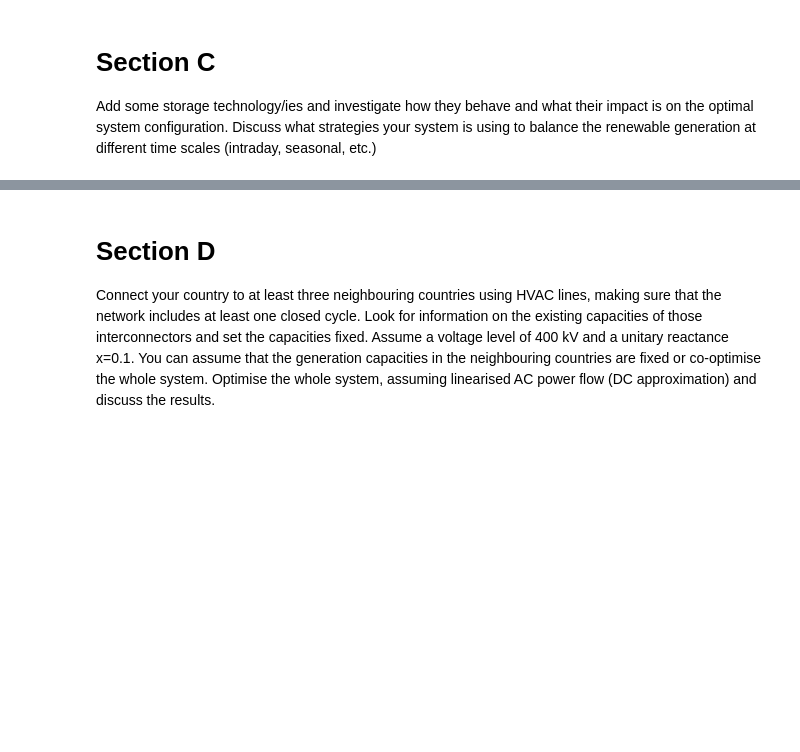
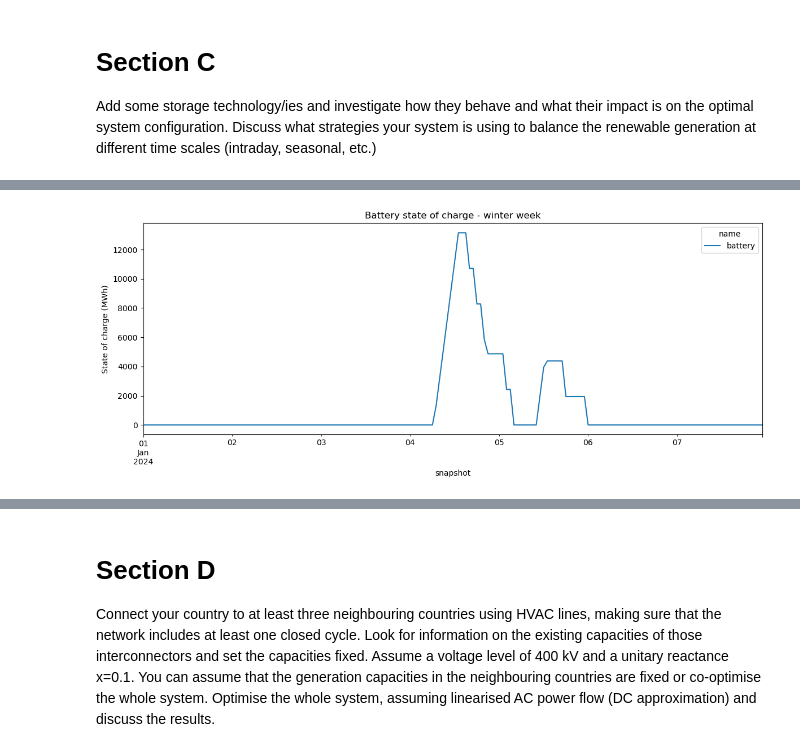
Before and after one commit to fortero23/Integrated_Energy_Grids, a Jupyter notebook: Modules/Assignment1.ipynb, the cells around one changed output, grey strips where cells are left out. Saved outputs shown, nothing was run; the diff lists cells and outputs as text; code cells hidden in the pictures; blank space fills up the shorter version.

```diff
--- a/Modules/Assignment1.ipynb
+++ b/Modules/Assignment1.ipynb
@@ -854,0 +1014,9 @@ Add some storage technology/ies and investigate how they behave and what their i
+# %%
+
+n_storage.storage_units_t.state_of_charge[["battery"]].loc["2024-01-01":"2024-01-07"].plot(figsize=(12,5))
+plt.ylabel("State of charge (MWh)")
+plt.title("Battery state of charge - winter week")
+plt.tight_layout()
+plt.show()
+# %% [output]
+[figure, added]
```
Also changed, not shown: parts of 17 cells of this notebook.
